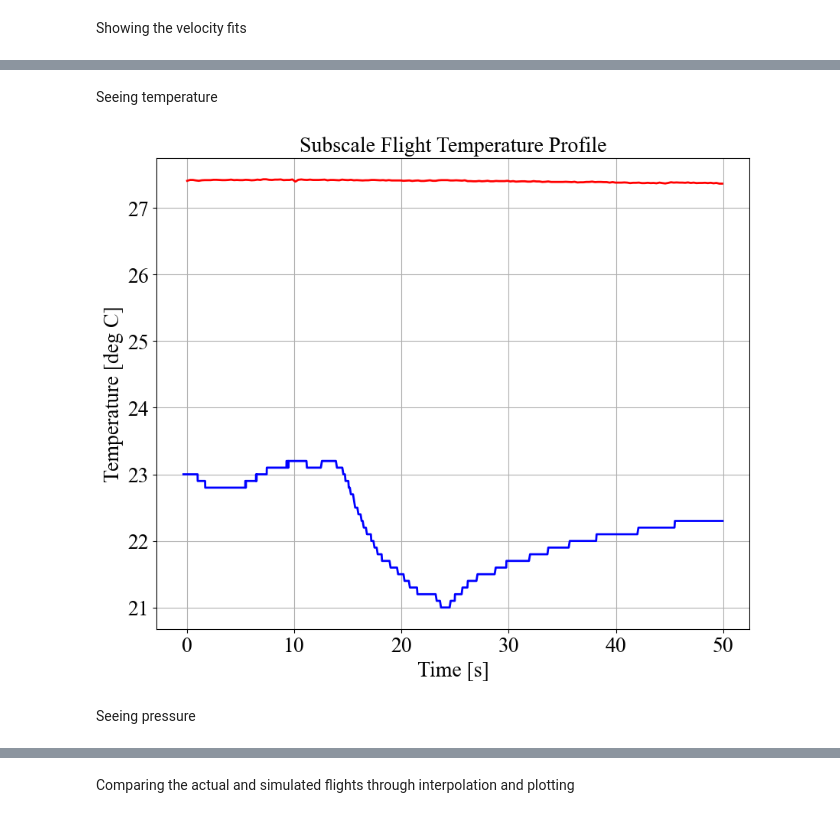
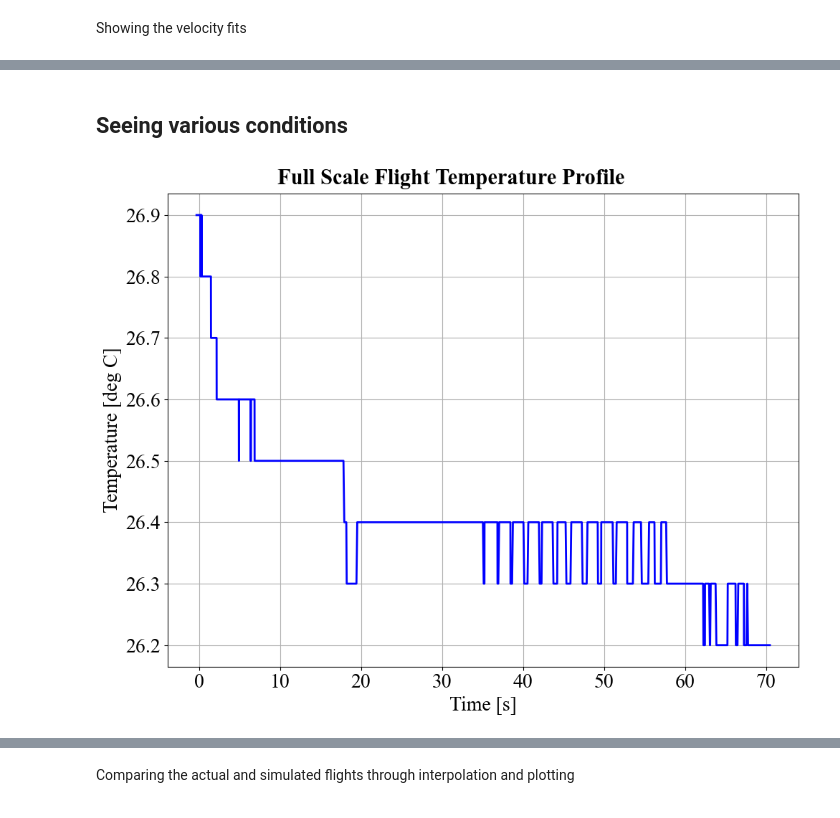
Before and after one commit to saividyud/NASA_25-26_Rocket_Simulations, a Jupyter notebook: Full Scale Flight Analysis/analyzer.ipynb, the cells around one changed output, grey strips where cells are left out. Drawn from its saved outputs; the diff is of its cells as text; code cells hidden in the pictures.

```diff
--- a/Full Scale Flight Analysis/analyzer.ipynb
+++ b/Full Scale Flight Analysis/analyzer.ipynb
@@ -109,3 +114,4 @@ Reading in simulated flight profile data from OpenRocket
 # %%
-data_sim_launch_cond = pd.read_csv('Subscale OpenRocket Launch Conditions.csv', comment='#')
-data_sim_standard_cond = pd.read_csv('Subscale OpenRocket Standard Conditions.csv', comment='#')
+data_openrocket = pd.read_csv('OpenRocket Full Scale Flight.csv', comment='#')
+data_avionics = pd.read_csv('Full Scale Flight 1.csv')
+data_custom = pd.read_csv('Custom Full Scale Flight.csv', comment='#')
@@ -111,0 +120,4 @@ data_sim_standard_cond = pd.read_csv('Subscale OpenRocket Standard Conditions.cs
+# %%
+data_openrocket2 = data_openrocket.assign(**{'Altitude [ft]': data_openrocket['Altitude (ft)'], 'Time [s]': data_openrocket['Time (s)'], 'Velocity [ft/s]': data_openrocket['Total velocity (ft/s)'], 'Acceleration [ft/s²]': data_openrocket['Total acceleration (ft/s²)']})
+data_avionics2 = data_avionics.assign(**{'Altitude [ft]': data_avionics['height'] * 3.28084, 'Time [s]': data_avionics['time'], 'Acceleration [ft/s²]': data_avionics['acceleration'] * 3.28084, 'Velocity [ft/s]': np.abs(data_avionics['speed']) * 3.28084})
+data_custom2 = data_custom.assign(**{'Altitude [ft]': data_custom['Y (ft)'], 'Time [s]': data_custom['Time (s)'], 'Velocity [ft/s]': np.sqrt(data_custom['Velocity X (ft/s)']**2 + data_custom['Velocity Y (ft/s)']**2), 'Pressure [Pa]': data_custom['Pressure [Pa]'], 'Acceleration [ft/s²]': np.sqrt(data_custom['Acceleration X (ft/s²)']**2 + data_custom['Acceleration Y (ft/s²)']**2)})
@@ -228,6 +565,0 @@ Changing avionics data to remove erroneous points
-# %%
-data_avionics2 = data_avionics.assign(**{'Altitude [ft]': data_avionics['height'] * 3.28084, 'Time [s]': data_avionics['time'], 'Acceleration [ft/s²]': data_avionics['acceleration'] * 3.28084, 'Velocity [ft/s]': data_avionics['speed'] * 3.28084})
-data_avionics2 = data_avionics2[data_avionics2['Time [s]'].values < 50]
-
-# Deleting error point before apogee
-data_avionics2 = data_avionics2.drop(index=data_avionics2[(data_avionics2['Time [s]'] > 9) & (data_avionics2['Time [s]'] < 10) & (data_avionics2['Altitude [ft]'] < 1500)].index).reset_index(drop=True)
@@ -261,12 +565,0 @@ Time to Apogee (Payload): 9.85 s
-# %%
-# Velocity
-data_avionics2['Velocity [ft/s]'] = data_avionics2['speed'] * 3.28084
-data_payload2['Velocity [ft/s]'] = np.gradient(data_payload2['Altitude [ft]'], data_payload2['Time [s]'])
-print(f'Maximum Velocity (Avionics): {np.max(data_avionics2["Velocity [ft/s]"]):.2f} ft/s')
-print(f'Maximum Velocity (Payload): {np.max(data_payload2["Velocity [ft/s]"]):.2f} ft/s')
-
-# Time to Maximum Velocity
-time_to_max_velocity_avionics = data_avionics2['Time [s]'][np.argmax(data_avionics2['Velocity [ft/s]'])]
-time_to_max_velocity_payload = data_payload2['Time [s]'][np.argmax(data_payload2['Velocity [ft/s]'])]
-print(f'Time to Maximum Velocity (Avionics): {time_to_max_velocity_avionics:.2f} s')
-print(f'Time to Maximum Velocity (Payload): {time_to_max_velocity_payload:.2f} s')
@@ -608,21 +692,20 @@ plt.show()
 # %% [markdown]
-Seeing temperature
+## Seeing various conditions
 # %%
 fig = plt.figure()
+fig.set_tight_layout(True)
 ax = fig.add_subplot()
 
-ax.plot(data_payload2['Time [s]'], data_payload2['Temperature [deg C]'], linestyle='-', color='r', label='Payload', linewidth=2)
+fig.suptitle('Full Scale Flight Temperature Profile', y=0.97)
+
 ax.plot(data_avionics2['Time [s]'], data_avionics2['temperature'], linestyle='-', color='b', label='Avionics', linewidth=2)
 
-ax.set_title('Subscale Flight Temperature Profile')
 ax.set_xlabel('Time [s]')
 ax.set_ylabel('Temperature [deg C]')
 ax.grid(True)
 
 plt.show()
 # %% [output]
-[figure, old version]
+[figure, new version]
-# %% [markdown]
-Seeing pressure
 # %%
 fig = plt.figure()
```
Also changed, not shown: parts of 93 cells of this notebook, 23 other files.
